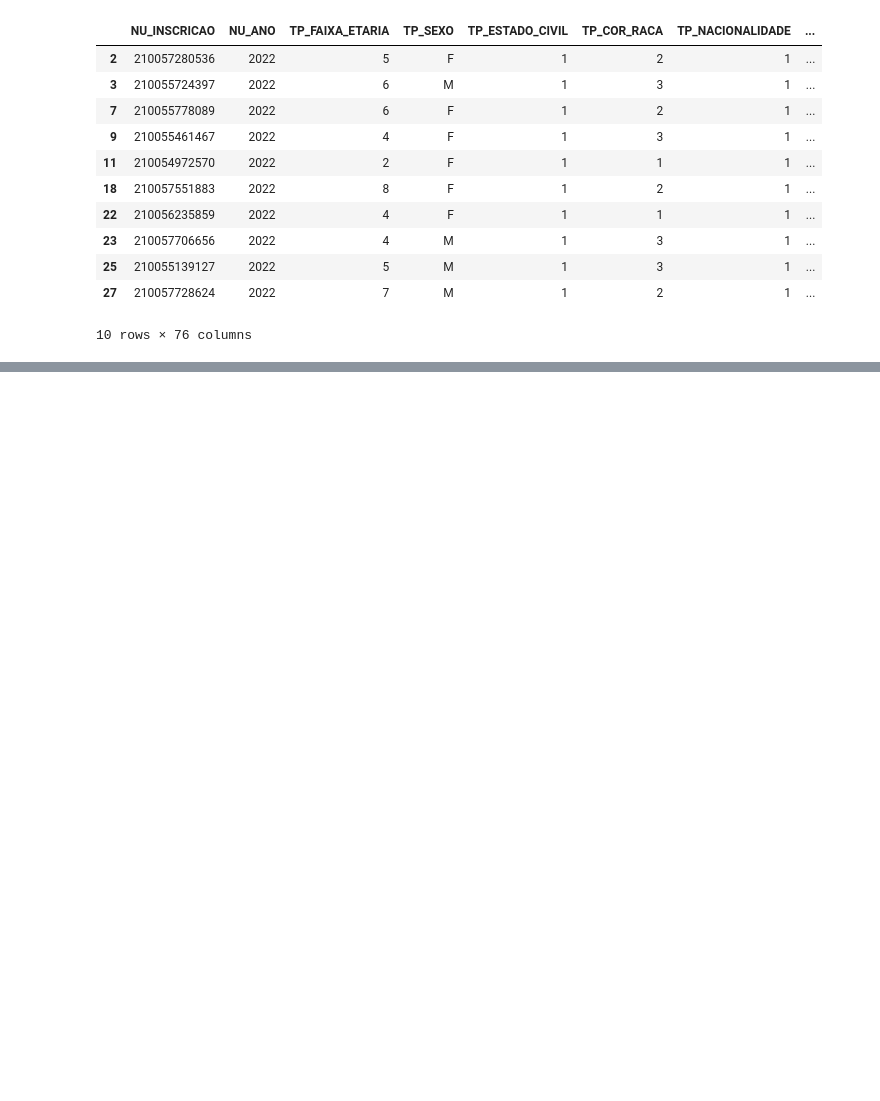
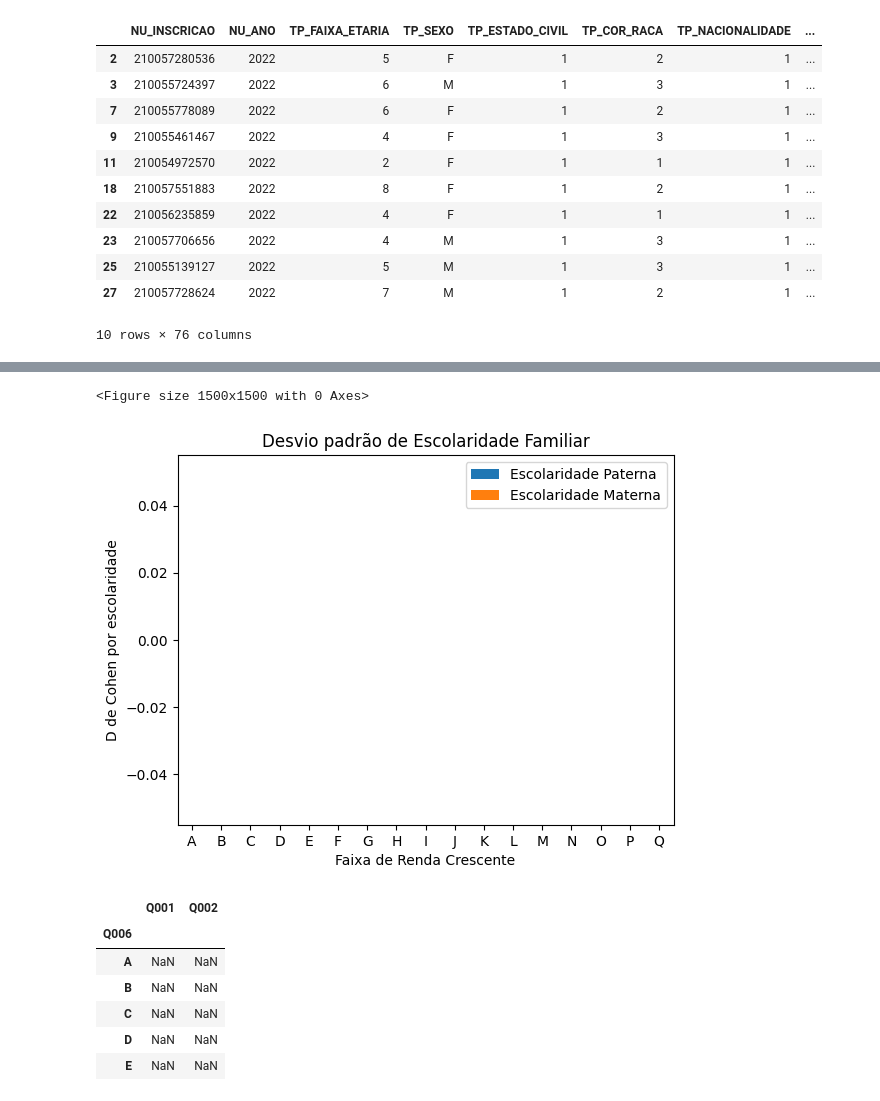
Before and after one commit to DeenaElOrra/APS1CDADOS, a Jupyter notebook: grafico.ipynb, the cells around one changed output, grey strips where cells are left out. Saved outputs shown, nothing was run; the diff lists cells and outputs as text; code cells hidden in the pictures; blank space fills up the shorter version.

```diff
--- a/grafico.ipynb
+++ b/grafico.ipynb
@@ -68,0 +128,30 @@ df_agrupado.head()
+# %%
+
+df_agrupado_escolaridade = df.groupby('Q006')[colunas_escolaridade].mean()
+escolaridade_familiar = df[colunas_escolaridade].mean()
+desvio = df[colunas_escolaridade].std(axis=0)
+
+d_cohen_intelectual = (df_agrupado_escolaridade - escolaridade_familiar) / desvio
+
+mito = ['Escolaridade Paterna', 'Escolaridade Materna']
+
+plt.figure(figsize=(15,15))
+grafico_two = d_cohen_intelectual.plot.bar()
+grafico_two.legend(mito)
+plt.ylabel('D de Cohen por escolaridade')
+plt.xlabel('Faixa de Renda Crescente')
+plt.xticks(rotation=0)
+plt.title('Desvio padrão de Escolaridade Familiar')
+plt.show()
+
+df_agrupado_escolaridade.head()
+# %% [output]
+<Figure size 1500x1500 with 0 Axes>
+[figure, added]
+|  | Q001 | Q002 |
+| Q006 |  |  |
+| A | NaN | NaN |
+| B | NaN | NaN |
+| C | NaN | NaN |
+| D | NaN | NaN |
+| E | NaN | NaN |
```
Also changed, not shown: parts of 3 cells of this notebook.
